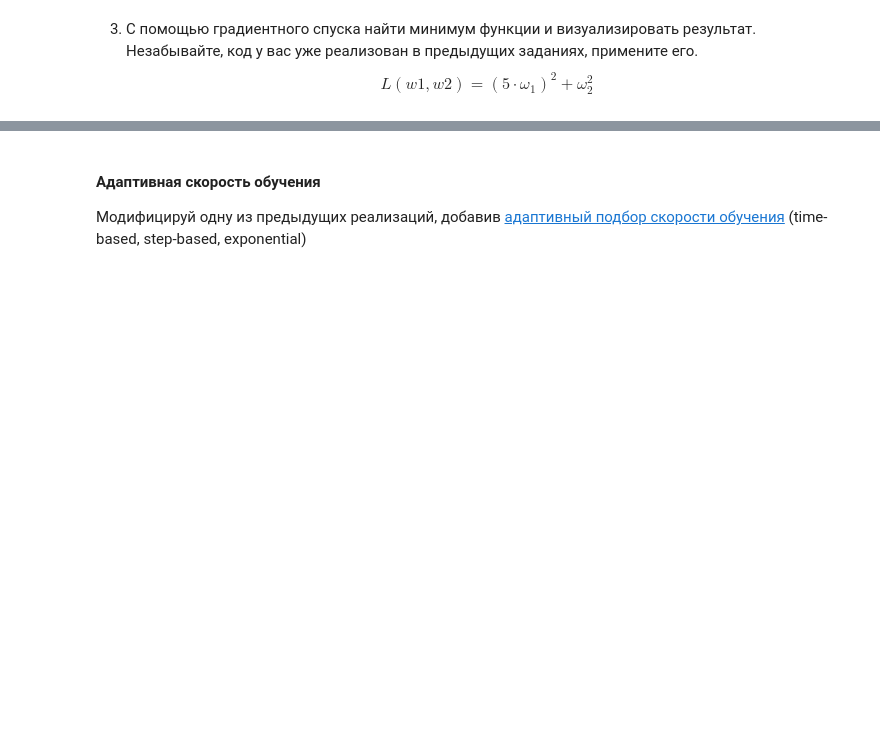
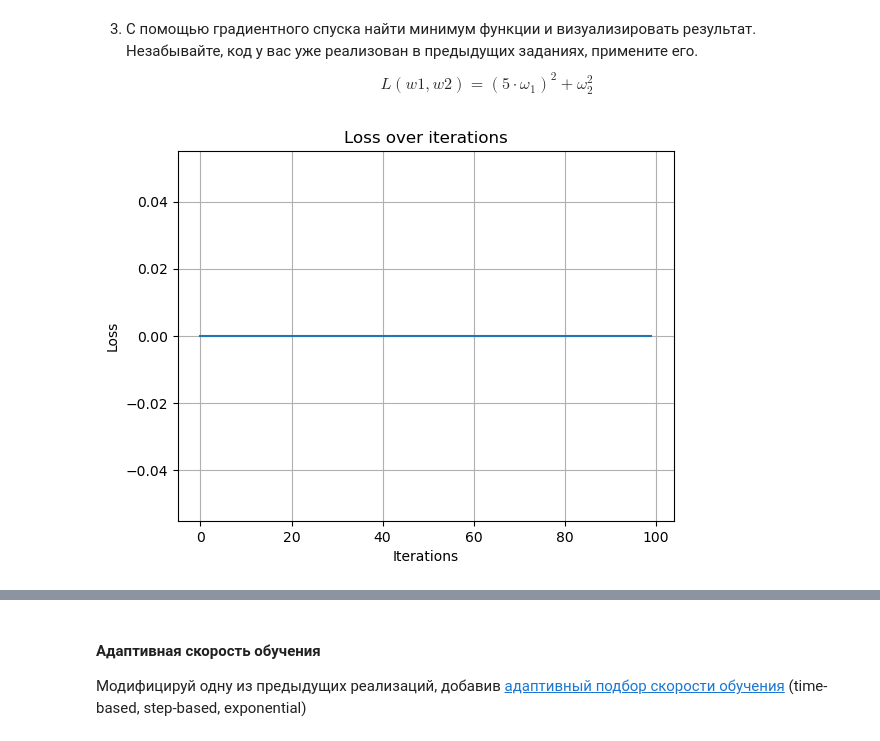
Before and after one commit to S2pacAV/05-math, a Jupyter notebook: 05-03-task.ipynb, the cells around one changed output, grey strips where cells are left out. Saved outputs shown, nothing was run; the diff lists cells and outputs as text; code cells hidden in the pictures; blank space fills up the shorter version.

```diff
--- a/05-03-task.ipynb
+++ b/05-03-task.ipynb
@@ -162,7 +315,37 @@ __P.S__: для данной функции, максимальное значе
 3. С помощью градиентного спуска найти минимум функции и визуализировать результат. Незабывайте, код у вас уже реализован в предыдущих заданиях, примените его.
 $$L(w1, w2) = (5 \cdot \omega_1)^2 + \omega_2^2$$
 # %%
-# code
+def loss_min(w):
+    return (5 * w[0]) ** 2 + w[1] ** 2
+
+def derivative_min(w):
+    return np.array([10 * w[0], 2 * w[1]])
+
+def step_min(w, _lambda):
+    coord = w - _lambda * derivative_min(w)  # Изменение знака для минимизации
+    loss_value = loss_min(coord)
+    return coord, loss_value
+
+# Инициализация переменных
+w = np.array([0.0, 0.0])  # Начальная точка
+learning_rate = 0.1
+n_iterations = 100
+loss_values = []
+
+# Градиентный спуск
+for i in range(n_iterations):
+    w, loss_value = step_min(w, learning_rate)
+    loss_values.append(loss_value)
+
+# Визуализация результата
+plt.plot(loss_values)
+plt.title('Loss over iterations')
+plt.xlabel('Iterations')
+plt.ylabel('Loss')
+plt.grid()
+plt.show()
+# %% [output]
+[figure, added]
 # %% [markdown]
 <img src="https://icons.iconarchive.com/icons/icons8/windows-8/256/Programming-Github-icon.png" width=32 /> Пора сохранить изменения для __github__.
 
```
Also changed, not shown: parts of 24 cells of this notebook.
